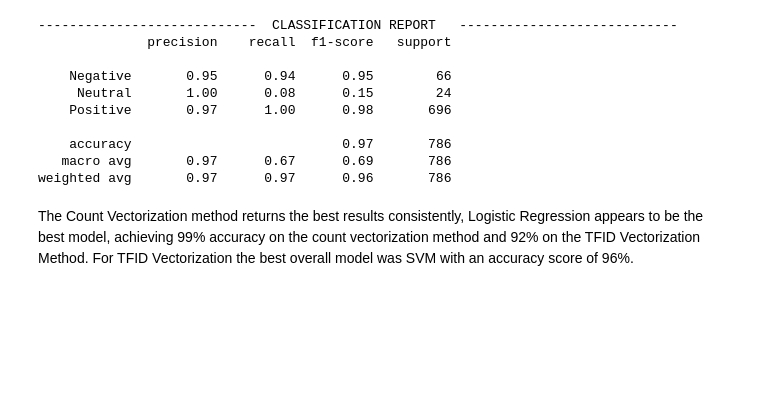
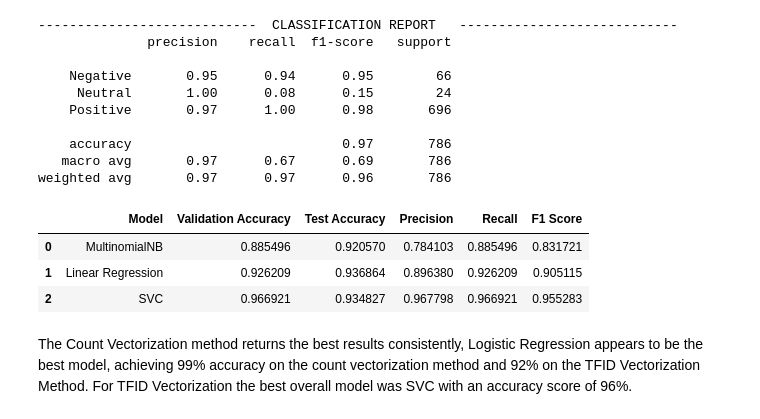
Before and after one commit to AutomationKay/Data-Science-, a Jupyter notebook: Amazon Review Sentiment Analysis/notebooks/Reviews.ipynb, the cells around one changed output. Drawn from its saved outputs; the diff is of its cells as text; code cells hidden in the pictures; blank space fills up the shorter version.

```diff
--- a/Amazon Review Sentiment Analysis/notebooks/Reviews.ipynb
+++ b/Amazon Review Sentiment Analysis/notebooks/Reviews.ipynb
@@ -691,41 +709,41 @@ classifier.fit(X_train_vectorized_2, y_train)
 
 y_pred_2 = classifier.predict(X_validation_split_2)
 
-accuracy = accuracy_score(y_validation_split_2, y_pred_2)
+accuracy_svm_2 = accuracy_score(y_validation_split_2, y_pred_2)
 print("  VALIDATION ACCURACY   ".center(82, '-'))
-print(f"Validation accuracy: {accuracy}")
+print(f"Validation accuracy: {accuracy_svm_2}")
 
-test_accuracy = classifier.score(X_test_vectorized_2, y_test)
+test_accuracy_svm_2 = classifier.score(X_test_vectorized_2, y_test)
 print("  TEST ACCURACY   ".center(82, '-'))
-print(f"Test accuracy: {test_accuracy}")
+print(f"Test accuracy: {test_accuracy_svm_2}")
 
-precision = precision_score(y_validation_split_2, y_pred_2, average='weighted')
+precision_svm_2 = precision_score(y_validation_split_2, y_pred_2, average='weighted')
 print("  PRECISION SCORE   ".center(82, '-'))
-print(f"Precision: {precision}")
+print(f"Precision: {precision_svm_2}")
 
-recall = recall_score(y_validation_split_2, y_pred_2, average='weighted')
+recall_svm_2 = recall_score(y_validation_split_2, y_pred_2, average='weighted')
 print("  RECALL SCORE   ".center(82, '-'))
-print(f"Recall: {recall}")
+print(f"Recall: {recall_svm_2}")
 
-f1 = f1_score(y_validation_split_2, y_pred_2, average='weighted')
+f1_svm_2 = f1_score(y_validation_split_2, y_pred_2, average='weighted')
 print("  F1 SCORE   ".center(82, '-'))
-print(f"F1 Score: {f1}")
+print(f"F1 Score: {f1_svm_2}")
 
-confusion_mat = confusion_matrix(y_validation_split_2, y_pred_2)
+confusion_mat_svm_2 = confusion_matrix(y_validation_split_2, y_pred_2)
 print("  CONFUSION MATRIX   ".center(82, '-'))
-print(confusion_mat)
+print(confusion_mat_svm_2)
 
 #Plotting the a visual graph for the confusion matrix
 plt.figure(figsize=(8, 6))
-sns.heatmap(confusion_mat, annot=True, cmap="Blues", fmt="d", cbar=False)
+sns.heatmap(confusion_mat_svm_2, annot=True, cmap="Blues", fmt="d", cbar=False)
 plt.title("Confusion Matrix")
 plt.xlabel("Predicted Label")
 plt.ylabel("True Label")
 plt.show()
 
-class_report = classification_report(y_validation_split_2, y_pred_2)
+class_report_svm_2 = classification_report(y_validation_split_2, y_pred_2)
 print("  CLASSIFICATION REPORT   ".center(82, '-'))
-print(class_report)
+print(class_report_svm_2)
 # %% [output]
 -----------------------------  VALIDATION ACCURACY   -----------------------------
 Validation accuracy: 0.9669211195928753
@@ -752,5 +770,23 @@ F1 Score: 0.9552830991477212
     accuracy                           0.97       786
    macro avg       0.97      0.67      0.69       786
 weighted avg       0.97      0.97      0.96       786
+# %%
+results_2 = {
+    'Model': ['MultinomialNB', 'Linear Regression', 'SVC'],
+    'Validation Accuracy': [accuracy_nb_2, accuracy_lr_2, accuracy_svm_2],
+    'Test Accuracy': [test_accuracy_nb_2, test_accuracy_lr_2, test_accuracy_svm_2],
+    'Precision': [precision_nb_2, precision_lr_2, precision_svm_2],
+    'Recall': [recall_nb_2, recall_lr_2, recall_svm_2],
+    'F1 Score': [f1_nb_2, f1_lr_2, f1_svm_2],
+
+}
+tfid_vector_summary = pd.DataFrame(results_2)
+tfid_vector_summary.style.highlight_max(subset = ['Validation Accuracy', 'Precision', 'Test Accuracy', 'Recall', 'F1 Score'],
+                       color = 'green', axis = 0)
+# %% [output]
+|  | Model | Validation Accuracy | Test Accuracy | Precision | Recall | F1 Score |
+| 0 | MultinomialNB | 0.885496 | 0.920570 | 0.784103 | 0.885496 | 0.831721 |
+| 1 | Linear Regression | 0.926209 | 0.936864 | 0.896380 | 0.926209 | 0.905115 |
+| 2 | SVC | 0.966921 | 0.934827 | 0.967798 | 0.966921 | 0.955283 |
 # %% [markdown]
-The Count Vectorization method returns the best results consistently, Logistic Regression appears to be the best model, achieving 99% accuracy on the count vectorization method and 92% on the TFID Vectorization Method. For TFID Vectorization the best overall model was SVM with an accuracy score of 96%.
+The Count Vectorization method returns the best results consistently, Logistic Regression appears to be the best model, achieving 99% accuracy on the count vectorization method and 92% on the TFID Vectorization Method. For TFID Vectorization the best overall model was SVC with an accuracy score of 96%.
```
Also changed, not shown: parts of 10 cells of this notebook, 3 other files.
